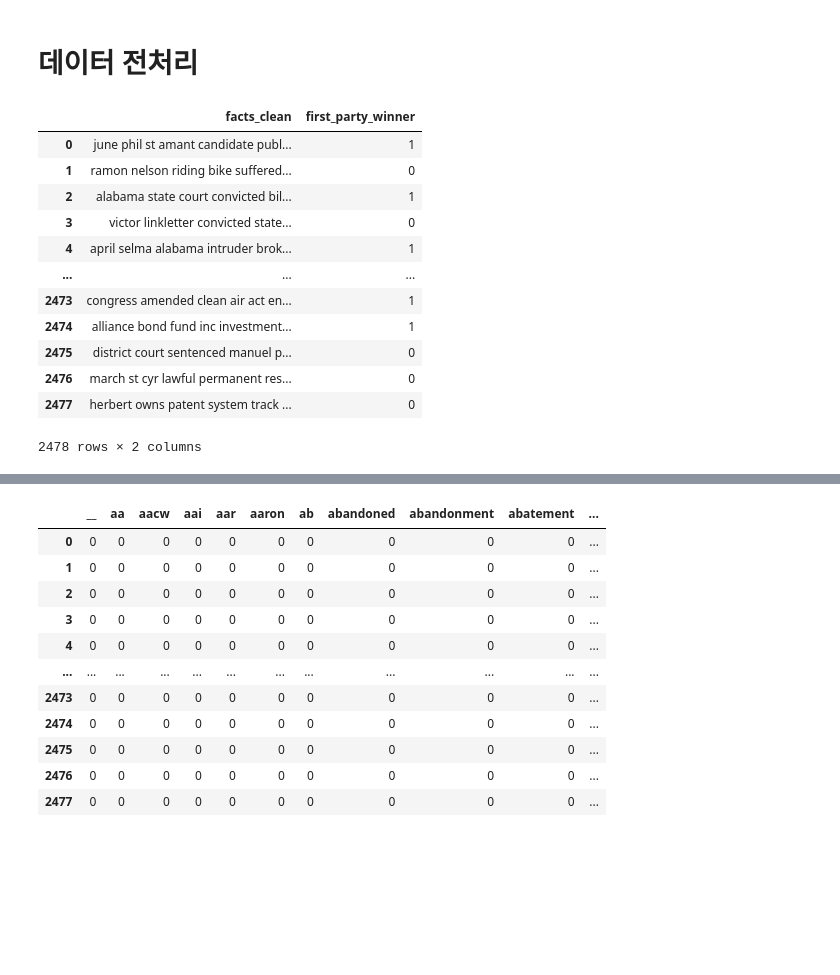
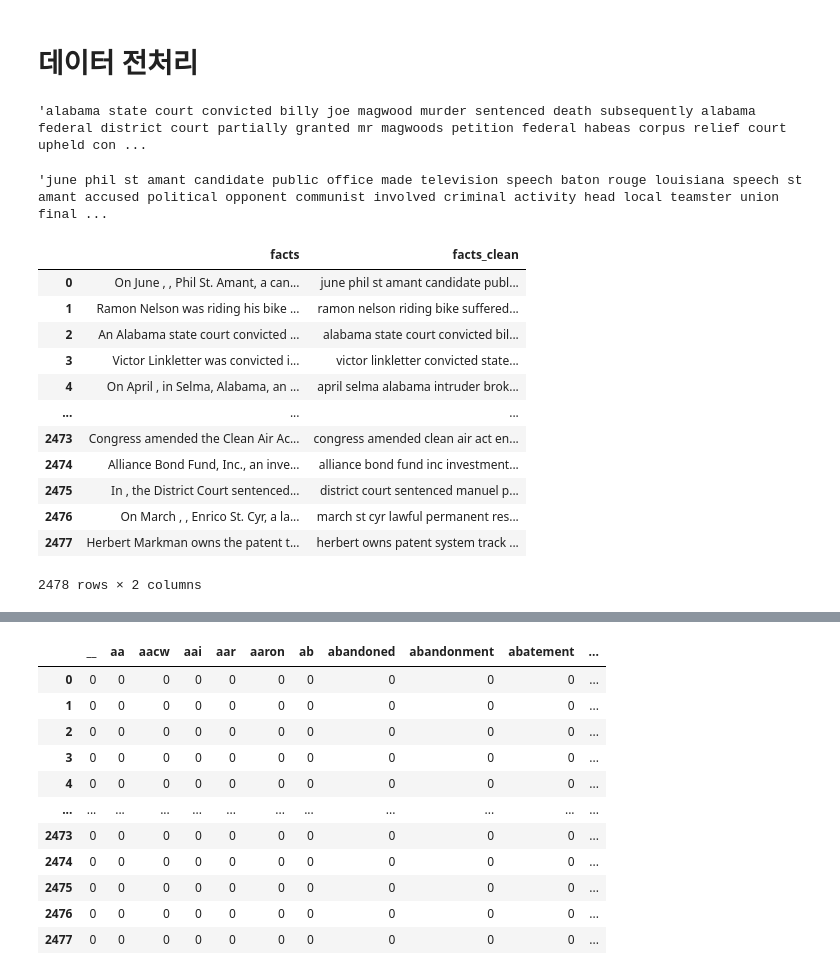
Before and after one commit to dlsco123/mtvsDacon, a Jupyter notebook: [mtvs]suho3.ipynb, the cells around one changed output, grey strips where cells are left out. Drawn from its saved outputs; the diff is of its cells as text; code cells hidden in the pictures; blank space fills up the shorter version.

```diff
--- a/[mtvs]suho3.ipynb
+++ b/[mtvs]suho3.ipynb
@@ -104,20 +114,7 @@ for word, freq in nltk.FreqDist(lst_tokens_stopwords).most_common():
 
 df_nlp1["facts_clean"] = df_nlp1["facts_clean"] .apply(lambda x: utils_preprocess_text(x, flg_stemm=False, flg_lemm=False, lst_stopwords=stop_words))
 # y값 포함해서 하나의 프레임으로 만들기
-df_nlp2 = pd.concat([df_nlp1,df_target['first_party_winner']],axis=1, join='inner')
-df_nlp2 = df_nlp2.drop(columns='facts')
-df_nlp2
-# %% [output]
-|  | facts_clean | first_party_winner |
-| 0 | june phil st amant candidate publ... | 1 |
-| 1 | ramon nelson riding bike suffered... | 0 |
-| 2 | alabama state court convicted bil... | 1 |
-| 3 | victor linkletter convicted state... | 0 |
-| 4 | april selma alabama intruder brok... | 1 |
-| ... | ... | ... |
-| 2473 | congress amended clean air act en... | 1 |
-| 2474 | alliance bond fund inc investment... | 1 |
-| 2475 | district court sentenced manuel p... | 0 |
-| 2476 | march st cyr lawful permanent res... | 0 |
-| 2477 | herbert owns patent system track ... | 0 |
-2478 rows × 2 columns
+# %%
+df_nlp1['facts_clean'][2]
+# %% [output]
+'alabama state court convicted billy joe magwood murder sentenced death subsequently alabama federal district court partially granted mr magwoods petition federal habeas corpus relief court upheld con ...
@@ -123,0 +133,4 @@ df_nlp2
+# %%
+won['facts_clean'][0]
+# %% [output]
+'june phil st amant candidate public office made television speech baton rouge louisiana speech st amant accused political opponent communist involved criminal activity head local teamster union final ...
@@ -123,0 +139,16 @@ df_nlp2
+# %%
+df_nlp1
+# %% [output]
+|  | facts | facts_clean |
+| 0 | On June , , Phil St. Amant, a can... | june phil st amant candidate publ... |
+| 1 | Ramon Nelson was riding his bike ... | ramon nelson riding bike suffered... |
+| 2 | An Alabama state court convicted ... | alabama state court convicted bil... |
+| 3 | Victor Linkletter was convicted i... | victor linkletter convicted state... |
+| 4 | On April , in Selma, Alabama, an ... | april selma alabama intruder brok... |
+| ... | ... | ... |
+| 2473 | Congress amended the Clean Air Ac... | congress amended clean air act en... |
+| 2474 | Alliance Bond Fund, Inc., an inve... | alliance bond fund inc investment... |
+| 2475 | In , the District Court sentenced... | district court sentenced manuel p... |
+| 2476 | On March , , Enrico St. Cyr, a la... | march st cyr lawful permanent res... |
+| 2477 | Herbert Markman owns the patent t... | herbert owns patent system track ... |
+2478 rows × 2 columns
```
Also changed, not shown: parts of 8 cells of this notebook, 2 other files.
